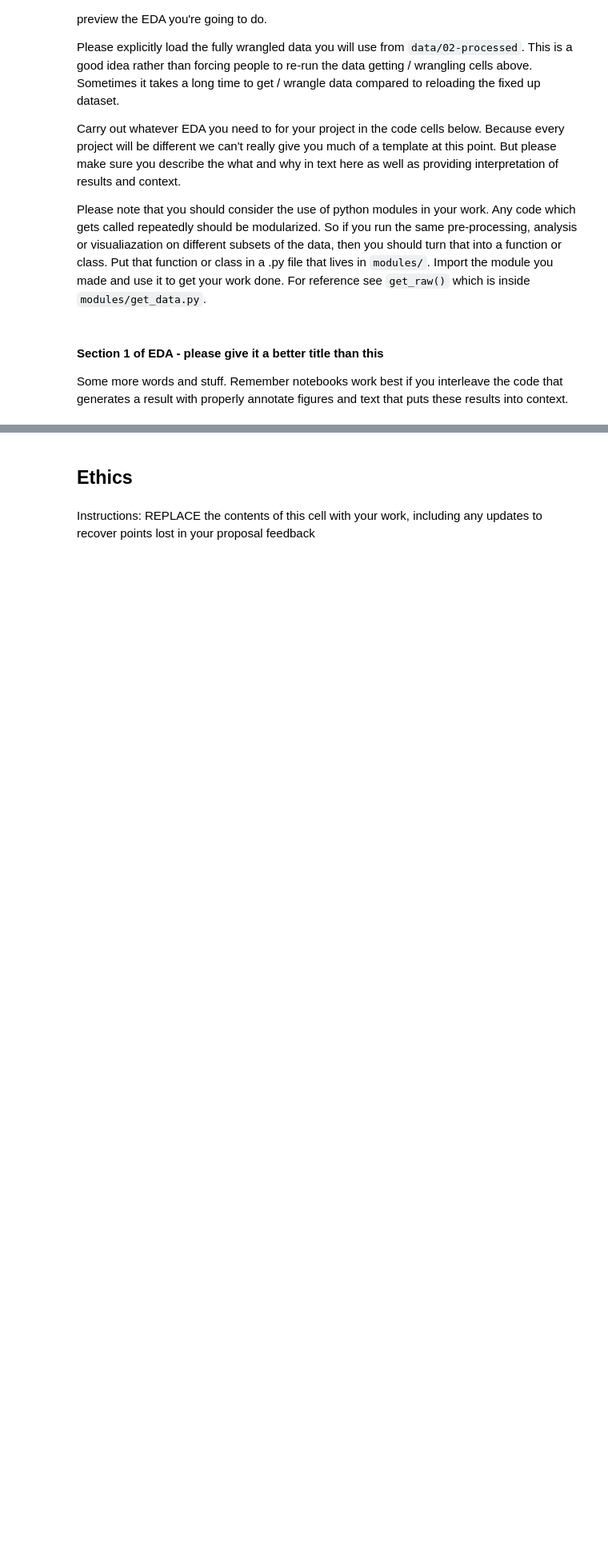
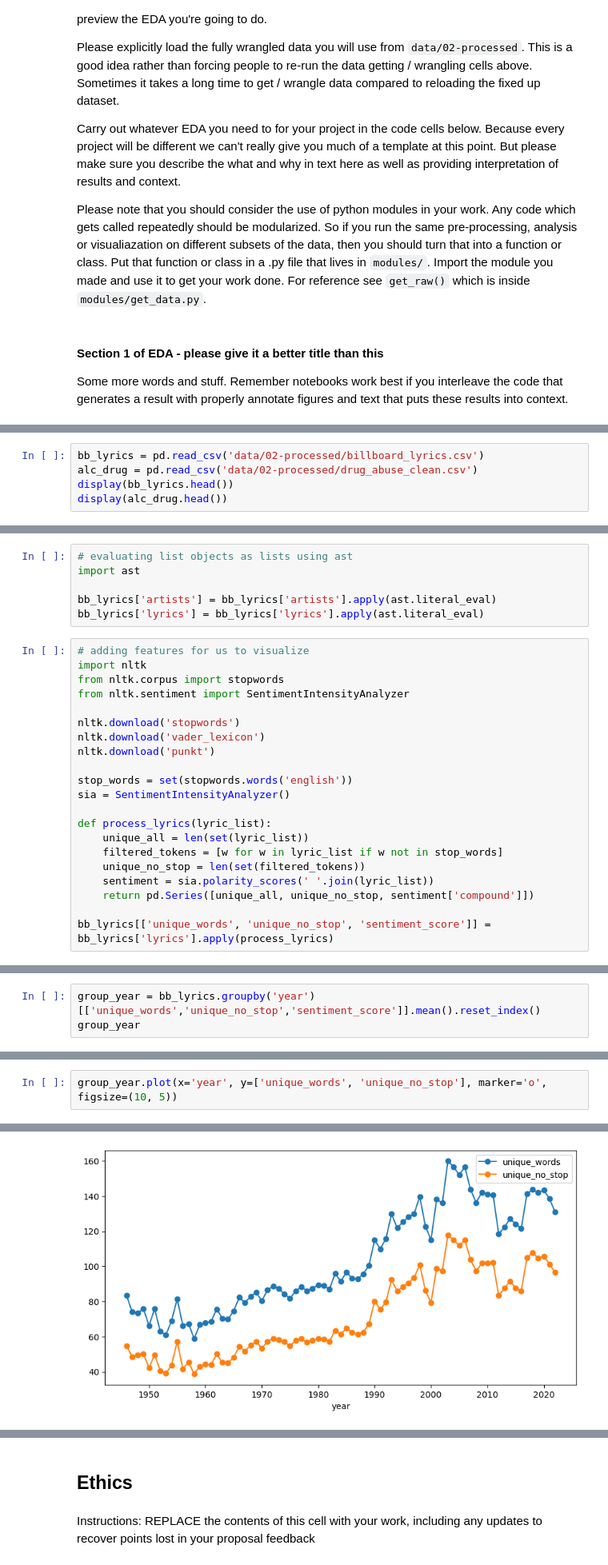
Before and after one commit to COGS108/Group104_WI26, a Jupyter notebook: 02-EDACheckpoint.ipynb, the cells around one changed output, grey strips where cells are left out. Shown at 80% size. Saved outputs shown, nothing was run; the diff lists cells and outputs as text; blank space fills up the shorter version.

```diff
--- a/02-EDACheckpoint.ipynb
+++ b/02-EDACheckpoint.ipynb
@@ -446,0 +478,5 @@ Some more words and stuff.  Remember notebooks work best if you interleave the c
+# %%
+bb_lyrics = pd.read_csv('data/02-processed/billboard_lyrics.csv')
+alc_drug = pd.read_csv('data/02-processed/drug_abuse_clean.csv')
+display(bb_lyrics.head())
+display(alc_drug.head())
@@ -446,0 +496,27 @@ Some more words and stuff.  Remember notebooks work best if you interleave the c
+# %%
+# evaluating list objects as lists using ast
+import ast
+
+bb_lyrics['artists'] = bb_lyrics['artists'].apply(ast.literal_eval)
+bb_lyrics['lyrics'] = bb_lyrics['lyrics'].apply(ast.literal_eval)
+# %%
+# adding features for us to visualize
+import nltk
+from nltk.corpus import stopwords
+from nltk.sentiment import SentimentIntensityAnalyzer
+
+nltk.download('stopwords')
+nltk.download('vader_lexicon')
+nltk.download('punkt')
+
+stop_words = set(stopwords.words('english'))
+sia = SentimentIntensityAnalyzer()
+
+def process_lyrics(lyric_list):
+    unique_all = len(set(lyric_list))
+    filtered_tokens = [w for w in lyric_list if w not in stop_words]
+    unique_no_stop = len(set(filtered_tokens))
+    sentiment = sia.polarity_scores(' '.join(lyric_list))
+    return pd.Series([unique_all, unique_no_stop, sentiment['compound']])
+
+bb_lyrics[['unique_words', 'unique_no_stop', 'sentiment_score']] = bb_lyrics['lyrics'].apply(process_lyrics)
@@ -446,0 +531,3 @@ Some more words and stuff.  Remember notebooks work best if you interleave the c
+# %%
+group_year = bb_lyrics.groupby('year')[['unique_words','unique_no_stop','sentiment_score']].mean().reset_index()
+group_year
@@ -446,0 +548,3 @@ Some more words and stuff.  Remember notebooks work best if you interleave the c
+# %%
+group_year.plot(x='year', y=['unique_words', 'unique_no_stop'], marker='o', figsize=(10, 5))
+# %% [output]
@@ -446,0 +552 @@ Some more words and stuff.  Remember notebooks work best if you interleave the c
+[figure, added]
```
Also changed, not shown: parts of 18 cells of this notebook.
